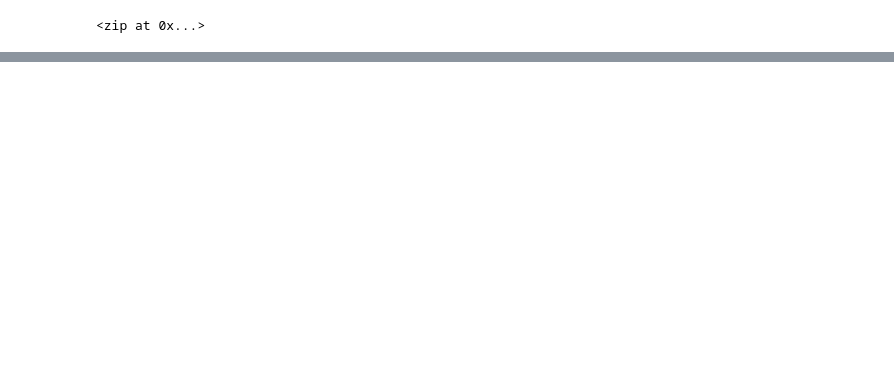
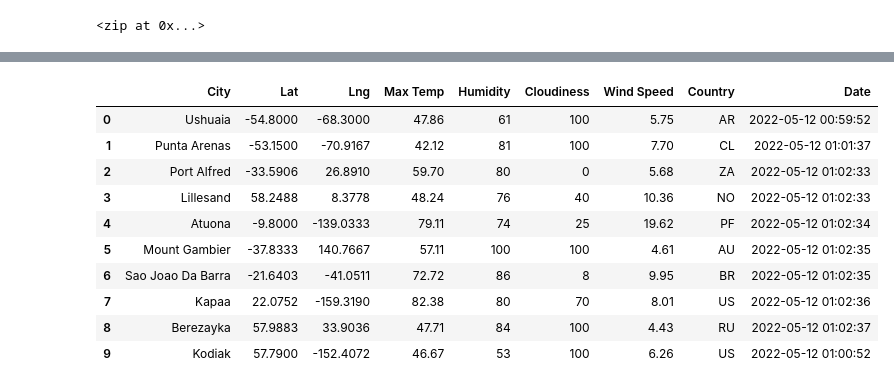
Before and after one commit to RosieMina/World_Weather_Analysis, a Jupyter notebook: WeatherPy.ipynb, the cells around one changed output, grey strips where cells are left out. Cells and saved outputs as stored; diff of their text form; code cells hidden in the pictures; blank space fills up the shorter version.

```diff
--- a/WeatherPy.ipynb
+++ b/WeatherPy.ipynb
@@ -6,9 +11,12 @@ import numpy as np
+# %%
+# Starting URL for Weather Map API Call.
+url = "http://api.openweathermap.org/data/2.5/weather?units=Imperial&APPID=" + weather_api_key
 # %%
 # Create a set of rendom latitudes and longitude combinations.
 
-lats = np.random.uniform(low= -90.000, high= 90.000, size = 1500)
+lats = np.random.uniform(low= -90.000, high= 90.000, size = 1600)
 
-lngs = np.random.uniform(low = -180.000, high = 180.00, size = 1500)
+lngs = np.random.uniform(low = -180.000, high = 180.00, size = 1600)
 
 lat_lngs = zip(lats, lngs)
 lat_lngs
@@ -61,0 +153,16 @@ len(cities)
+# %%
+# Convert the array of dictionaries to a Pandas DataFrame.
+city_data_df = pd.DataFrame(city_data)
+city_data_df.head(10)
+# %% [output]
+|  | City | Lat | Lng | Max Temp | Humidity | Cloudiness | Wind Speed | Country | Date |
+| 0 | Ushuaia | -54.8000 | -68.3000 | 47.86 | 61 | 100 | 5.75 | AR | 2022-05-12 00:59:52 |
+| 1 | Punta Arenas | -53.1500 | -70.9167 | 42.12 | 81 | 100 | 7.70 | CL | 2022-05-12 01:01:37 |
+| 2 | Port Alfred | -33.5906 | 26.8910 | 59.70 | 80 | 0 | 5.68 | ZA | 2022-05-12 01:02:33 |
+| 3 | Lillesand | 58.2488 | 8.3778 | 48.24 | 76 | 40 | 10.36 | NO | 2022-05-12 01:02:33 |
+| 4 | Atuona | -9.8000 | -139.0333 | 79.11 | 74 | 25 | 19.62 | PF | 2022-05-12 01:02:34 |
+| 5 | Mount Gambier | -37.8333 | 140.7667 | 57.11 | 100 | 100 | 4.61 | AU | 2022-05-12 01:02:35 |
+| 6 | Sao Joao Da Barra | -21.6403 | -41.0511 | 72.72 | 86 | 8 | 9.95 | BR | 2022-05-12 01:02:35 |
+| 7 | Kapaa | 22.0752 | -159.3190 | 82.38 | 80 | 70 | 8.01 | US | 2022-05-12 01:02:36 |
+| 8 | Berezayka | 57.9883 | 33.9036 | 47.71 | 84 | 100 | 4.43 | RU | 2022-05-12 01:02:37 |
+| 9 | Kodiak | 57.7900 | -152.4072 | 46.67 | 53 | 100 | 6.26 | US | 2022-05-12 01:00:52 |
```
Also changed, not shown: parts of 7 cells of this notebook, 3 other files.
